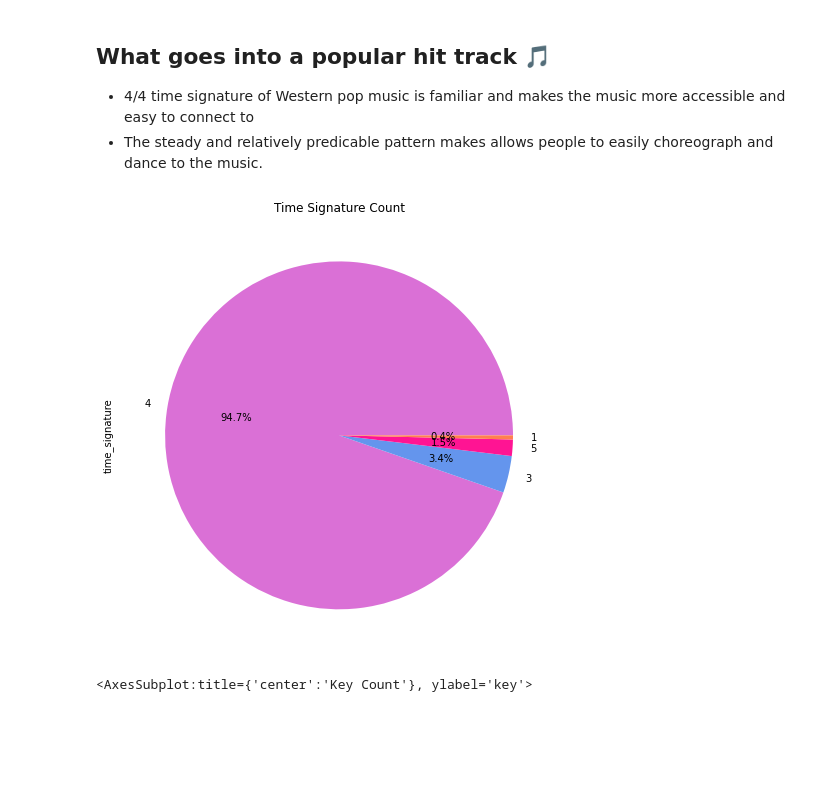
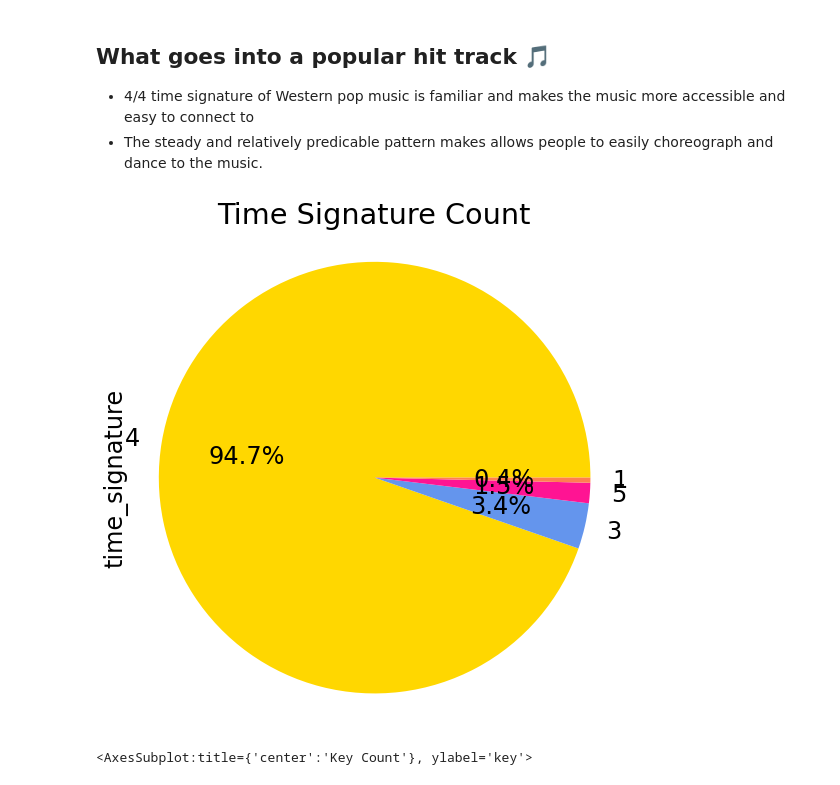
Before and after one commit to incalescence/open-data, a Jupyter notebook: tiktok_presentation.ipynb, the cells around one changed output. Cells and saved outputs as stored; diff of their text form; code cells hidden in the pictures; blank space fills up the shorter version.

```diff
--- a/tiktoksongs.ipynb
+++ b/tiktok_presentation.ipynb
@@ -73,10 +75,13 @@ plt.show()
 - The steady and relatively predicable pattern makes allows people to easily choreograph and dance to the music.
 # %%
 time_signature_count = tiktok_songs['time_signature'].value_counts()
-time_signature_count.plot(kind='pie', title='Time Signature Count', colors=['orchid', 'cornflowerblue', 'deeppink','coral'], autopct='%1.1f%%', figsize=(8,8))
+time_signature_count.plot(kind='pie', title='Time Signature Count', colors=['gold', 'cornflowerblue', 'deeppink','coral'], autopct='%1.1f%%', figsize=(8,8))
+plt.axis('equal')
+plt.tight_layout()
+plt.rcParams.update({'font.size': 24})
 plt.show()
 # %% [output]
-[figure, old version]
+[figure, new version]
 # %%
 time_signature_count = tiktok_songs['key'].value_counts()
 time_signature_count.plot(kind='pie', title='Key Count', colors=['tomato', 'cornflowerblue', 'deeppink','coral', 'gold', 'orchid', 'orange', 'yellowgreen', 'aquamarine'])
```
Also changed, not shown: parts of 7 cells of this notebook, 2 other files.
